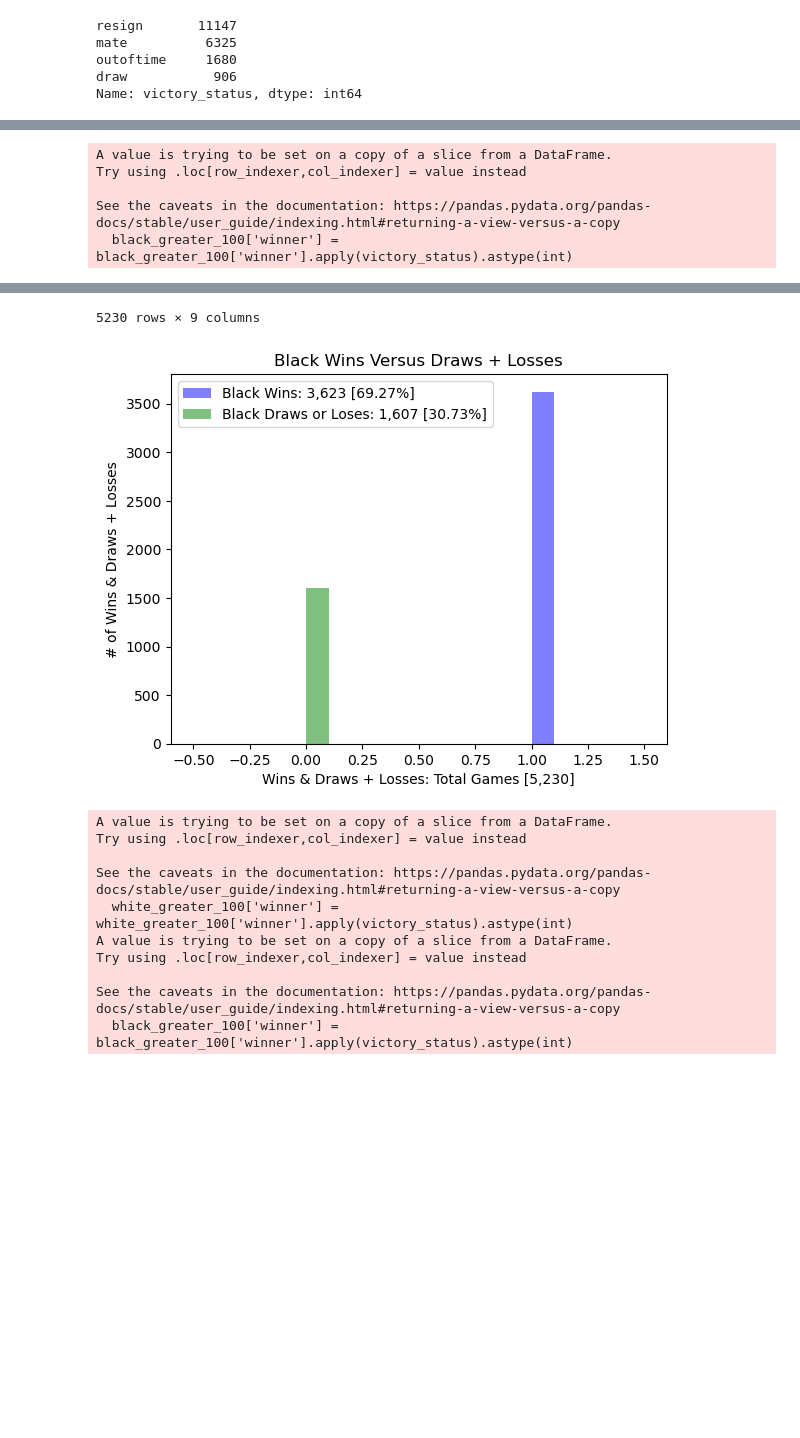
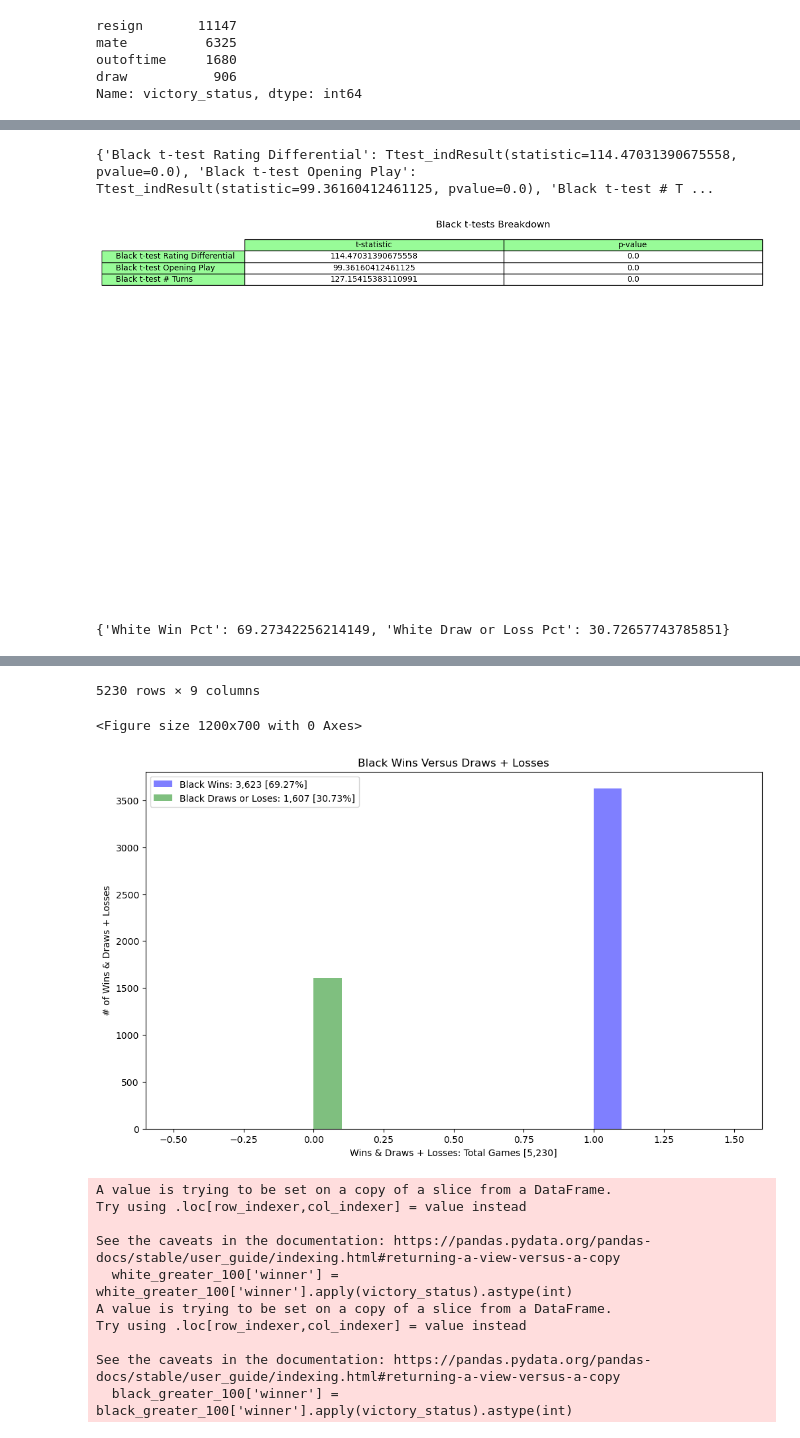
Before and after one commit to mbrann2/chess_games, a Jupyter notebook: notebooks/chess_games.ipynb, the cells around one changed output, grey strips where cells are left out. Saved outputs shown, nothing was run; the diff lists cells and outputs as text; code cells hidden in the pictures; blank space fills up the shorter version.

```diff
--- a/notebooks/chess_games.ipynb
+++ b/notebooks/chess_games.ipynb
@@ -196,7 +227,7 @@ See the caveats in the documentation: https://pandas.pydata.org/pandas-docs/stab
 # Perform t-test to analyze the p-value and ultimately the null & alternate hypotheses for black differentials.
 # Histogram plot displaying black wins versus black draws and losses when black is the superior opponent.
 
-def chess_differentials_black(chess_df):
+def chess_differentials_black(chess_df, path1='../images/black_t_tests.png', path2='../images/black_wins_vs_draws_&_losses.png'):
     chess_df = chess_df.copy()
     chess_df['Rating Differential Black'] = (chess_df['black_rating'] - chess_df['white_rating']).astype(int)
     white_wins = chess_df[(chess_df['Rating Differential Black'] > 100) & (chess_df['winner'] == 'white')].value_counts()
@@ -207,43 +238,70 @@ def chess_differentials_black(chess_df):
             return 0
 
         else:
             return 1
 
     black_greater_100['winner'] = black_greater_100['winner'].apply(victory_status).astype(int)
 
-    black_ttest = spicystats.ttest_ind(black_greater_100['Rating Differential Black'], black_greater_100['winner'], equal_var = False)
+    black_ttest_rating_diff = spicystats.ttest_ind(black_greater_100['Rating Differential Black'], black_greater_100['winner'], equal_var = False)
+    black_ttest_opening_play = spicystats.ttest_ind(black_greater_100['opening_ply'], black_greater_100['winner'], equal_var = False)
+    black_ttest_num_turns = spicystats.ttest_ind(black_greater_100['turns'], black_greater_100['winner'], equal_var = False)
+
+    tests = [black_ttest_rating_diff, black_ttest_opening_play, black_ttest_num_turns]
+    rows = ['Black t-test Rating Differential', 'Black t-test Opening Play', 'Black t-test # Turns']
+    columns = ['t-statistic', 'p-value']
+    print({'Black t-test Rating Differential': black_ttest_rating_diff, 'Black t-test Opening Play': black_ttest_opening_play, 'Black t-test # Turns': black_ttest_num_turns})
+
+    fig, ax = plt.subplots()
+    ax.set_axis_off()
+    ax.set_title('Black t-tests Breakdown')
+    table = ax.table(
+    cellText = tests,
+    rowLabels = rows,
+    colLabels = columns,
+    rowColours =["palegreen"] * 10,
+    colColours =["palegreen"] * 10,
+    cellLoc ='center',
+    loc ='upper left')
+
+    fig.tight_layout()
+
+
+
+    plt.savefig(path1)
+    plt.show()
+    plt.clf()
 
     fig,ax = plt.subplots()
 
     black_victory = black_greater_100[black_greater_100['winner'] == 1]
     black_draw_or_loss = black_greater_100[black_greater_100['winner'] == 0]
 
     ax.hist(black_victory['winner'], color = 'b', alpha = 0.5, label = 'Black Wins: 3,623 [69.27%]')
     ax.hist(black_draw_or_loss['winner'], color = 'g', alpha = 0.5, label = 'Black Draws or Loses: 1,607 [30.73%]')
     ax.set_title('Black Wins Versus Draws + Losses')
     ax.set_ylabel('# of Wins & Draws + Losses')
     ax.set_xlabel('Wins & Draws + Losses: Total Games [5,230]')
-
+    plt.savefig(path2)
     ax.legend();
 
     black_win_percentage = (3623 /(3623+1607))*100
     black_draw_or_loss_percentage = (1607 /(3623+1607))*100
 
+    print({'White Win Pct': black_win_percentage, 'White Draw or Loss Pct': black_draw_or_loss_percentage})
     return black_greater_100
-    # , black_ttest, black_victory, black_draw_or_loss, black_win_percentage, black_draw_or_loss_percentage, white_wins
+
 
 chess_outcomes_black = chess_differentials_black(chess_games)
 chess_outcomes_black
 
-# The p-value is less than 0.05, so we reject the null hypothesis and there is significant difference, or impact,
-# between the black rating differentials, with black being the superior opponent, and who wins the game.
+# The p-value for rating differential, number of turns, and opening play is less than 0.05, with values of 0.00, so we reject all the null hypotheses and there is significant difference, or impact,
+# between: the black rating differentials, the consecutive moves used from an optimal book opening, the number of turns in the game, all in relation to who wins the game.
+# Additionally, the high t-statistic of approximately 114.47, 99.36, and 127.15 for rating differentials, opening book play, and number of turns simply indicates the confidence in the predictor coefficient, since it's very large, and further supports the decision to reject the null hypothesis.
 # When only considering wins and draws plus losses of a higher-ranked black opponent, black wins 69.27% of the time and draws or loses 30.73% of the time over 5,230 games.
 # %% [output]
-A value is trying to be set on a copy of a slice from a DataFrame.
-Try using .loc[row_indexer,col_indexer] = value instead
-
-See the caveats in the documentation: https://pandas.pydata.org/pandas-docs/stable/user_guide/indexing.html#returning-a-view-versus-a-copy
-  black_greater_100['winner'] = black_greater_100['winner'].apply(victory_status).astype(int)
+{'Black t-test Rating Differential': Ttest_indResult(statistic=114.47031390675558, pvalue=0.0), 'Black t-test Opening Play': Ttest_indResult(statistic=99.36160412461125, pvalue=0.0), 'Black t-test # T ...
+[figure, new version]
+{'White Win Pct': 69.27342256214149, 'White Draw or Loss Pct': 30.72657743785851}
 |  | turns | victory_status | winner | white_rating | black_rating | moves | opening_name | opening_ply | ... |
 | 7 | 9 | resign | 1 | 1413 | 2108 | e4 Nc6 d4 e5 d5 Nce7 c3 Ng6 b4 | Nimzowitsch Defense: Kennedy Vari... | 5 | ... |
 | 11 | 38 | resign | 1 | 1381 | 1867 | e4 e6 d4 d5 e5 c5 c3 Nc6 Nf3 Qb6 ... | French Defense: Advance Variation... | 9 | ... |
@@ -256,8 +314,9 @@ See the caveats in the documentation: https://pandas.pydata.org/pandas-docs/stab
 | 20040 | 87 | resign | 1 | 1261 | 1461 | c4 Nf6 d4 e6 Nc3 Bb4 Bd2 c5 Be3 b... | Nimzo-Indian Defense | 6 | ... |
 | 20041 | 58 | mate | 1 | 1263 | 1770 | d4 d5 Bf4 Bf5 e3 Nf6 c3 e6 Nf3 Nh... | Queen's Pawn Game: Mason Attack | 3 | ... |
 | 20057 | 78 | mate | 1 | 1235 | 1339 | d4 d5 Bf4 Na6 e3 e6 c3 Nf6 Nf3 Bd... | Queen's Pawn Game: Mason Attack | 3 | ... |
-5230 rows × 9 columns
-[figure, old version]
+5230 rows × 9 columns
+<Figure size 1200x700 with 0 Axes>
+[figure, added]
 # %%
 # Perform nonlinear Spearman correlation to see potential correlations between rating differentals, fow white and black respectively, and their victory status.
 def chess_correlations(white, black, path="../images/correlations.png"):
```
Also changed, not shown: parts of 8 cells of this notebook, 11 other files.
